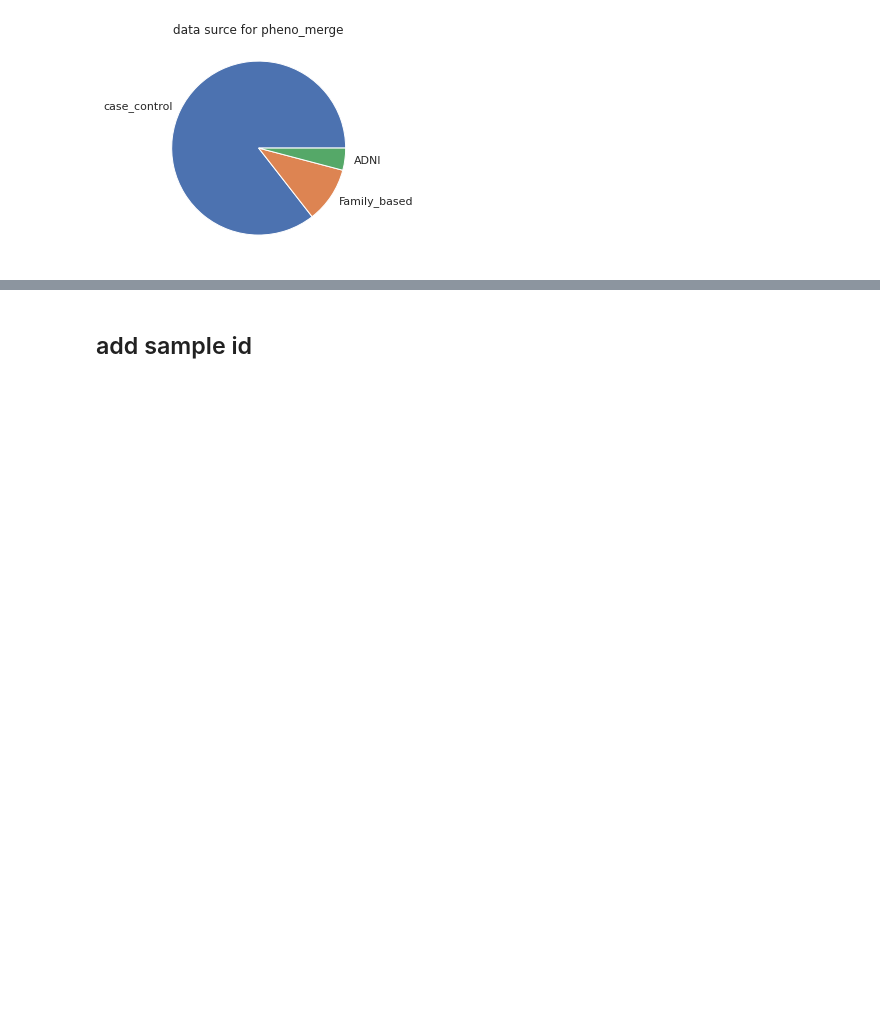
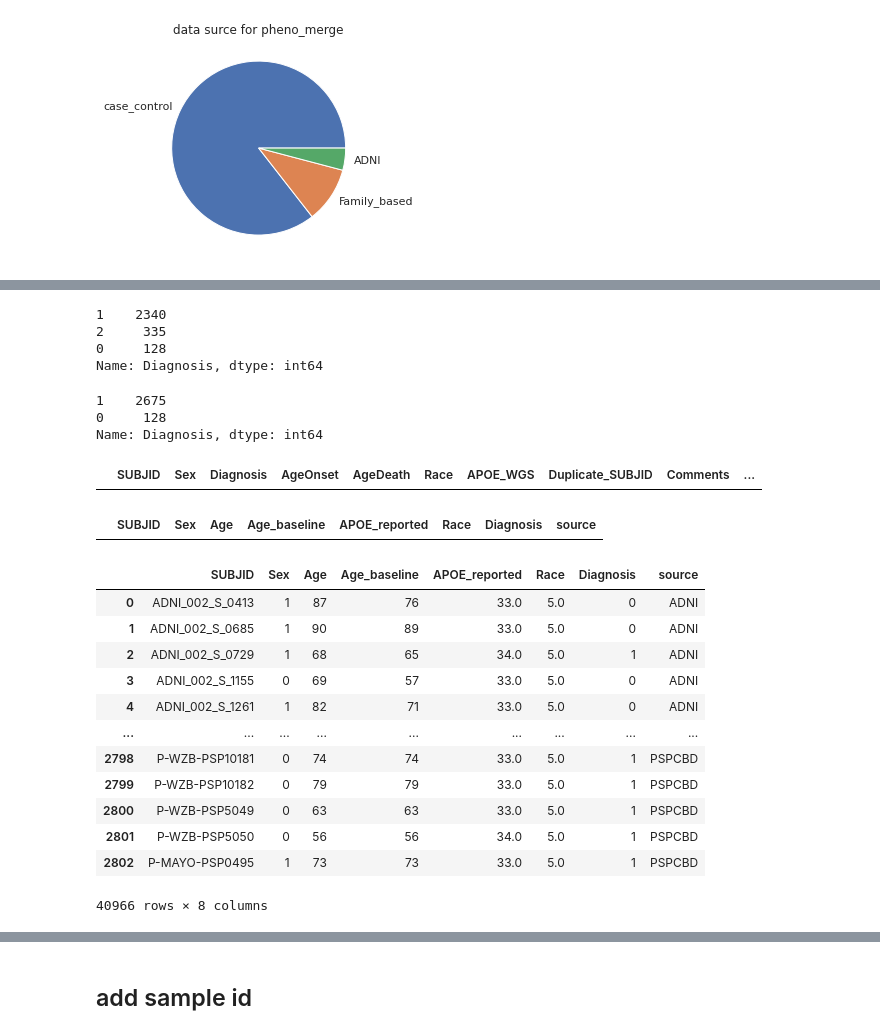
Before and after one commit to teresa-sansan/ADSP_polyfun, a Jupyter notebook: data_processing/phenotype/merge_pheno_36k.ipynb, the cells around one changed output, grey strips where cells are left out. Drawn from its saved outputs; the diff is of its cells as text; code cells hidden in the pictures; blank space fills up the shorter version.

```diff
--- a/data_processing/phenotype/merge_pheno_36k.ipynb
+++ b/data_processing/phenotype/merge_pheno_36k.ipynb
@@ -386,0 +364,22 @@ pheno_merge.source.value_counts().plot(kind='pie', ylabel='', title='data surce
+# %%
+PSPCBD['Diagnosis'].value_counts()
+# %% [output]
+1    2340
+2     335
+0     128
+Name: Diagnosis, dtype: int64
+# %%
+#PSPCBD.loc[PSPCBD['Diagnosis'] == 2, 'Diagnosis'] = 1
+print(PSPCBD.Diagnosis.value_counts())
+# %% [output]
+1    2675
+0     128
+Name: Diagnosis, dtype: int64
+# %%
+PSPCBD[PSPCBD.SUBJID.isin(pheno.SUBJID)]
+# %% [output]
+|  | SUBJID | Sex | Diagnosis | AgeOnset | AgeDeath | Race | APOE_WGS | Duplicate_SUBJID | Comments | ... |
+# %%
+pheno[pheno.SUBJID.isin(PSPCBD.SUBJID)]
+# %% [output]
+|  | SUBJID | Sex | Age | Age_baseline | APOE_reported | Race | Diagnosis | source |
@@ -386,0 +395,16 @@ pheno_merge.source.value_counts().plot(kind='pie', ylabel='', title='data surce
+# %%
+pheno_merge_new
+# %% [output]
+|  | SUBJID | Sex | Age | Age_baseline | APOE_reported | Race | Diagnosis | source |
+| 0 | ADNI_002_S_0413 | 1 | 87 | 76 | 33.0 | 5.0 | 0 | ADNI |
+| 1 | ADNI_002_S_0685 | 1 | 90 | 89 | 33.0 | 5.0 | 0 | ADNI |
+| 2 | ADNI_002_S_0729 | 1 | 68 | 65 | 34.0 | 5.0 | 1 | ADNI |
+| 3 | ADNI_002_S_1155 | 0 | 69 | 57 | 33.0 | 5.0 | 0 | ADNI |
+| 4 | ADNI_002_S_1261 | 1 | 82 | 71 | 33.0 | 5.0 | 0 | ADNI |
+| ... | ... | ... | ... | ... | ... | ... | ... | ... |
+| 2798 | P-WZB-PSP10181 | 0 | 74 | 74 | 33.0 | 5.0 | 1 | PSPCBD |
+| 2799 | P-WZB-PSP10182 | 0 | 79 | 79 | 33.0 | 5.0 | 1 | PSPCBD |
+| 2800 | P-WZB-PSP5049 | 0 | 63 | 63 | 33.0 | 5.0 | 1 | PSPCBD |
+| 2801 | P-WZB-PSP5050 | 0 | 56 | 56 | 34.0 | 5.0 | 1 | PSPCBD |
+| 2802 | P-MAYO-PSP0495 | 1 | 73 | 73 | 33.0 | 5.0 | 1 | PSPCBD |
+40966 rows × 8 columns
```
Also changed, not shown: parts of 24 cells of this notebook.
